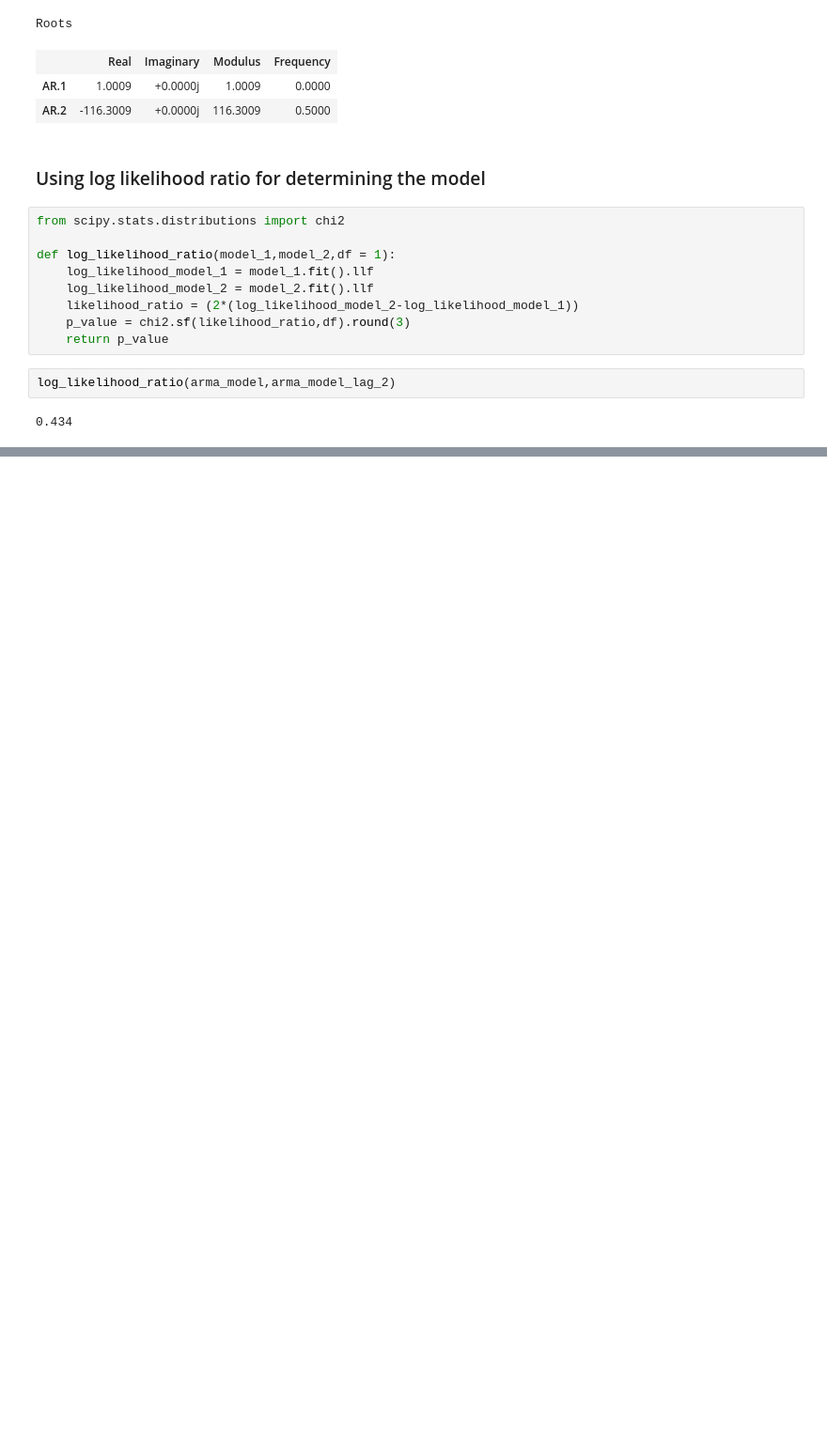
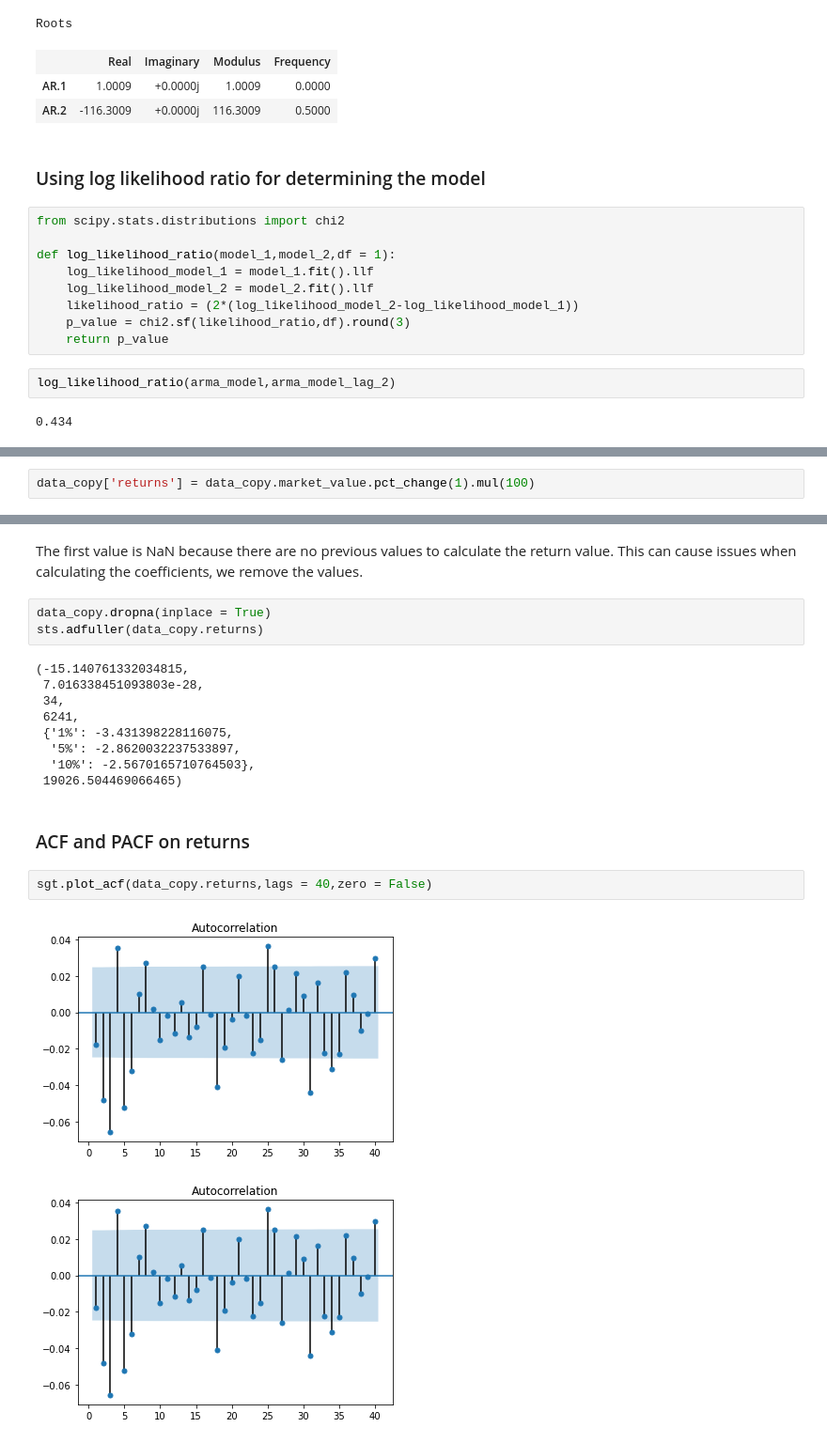
Before and after one commit to sachatur13/DL_Code, a Jupyter notebook: Time Series Analysis/Autoregressive model (AR).ipynb, the cells around one changed output, grey strips where cells are left out. Shown at 94% size. Saved outputs shown, nothing was run; the diff lists cells and outputs as text; blank space fills up the shorter version.

```diff
--- a/Time Series Analysis/Autoregressive model (AR).ipynb
+++ b/Time Series Analysis/Autoregressive model (AR).ipynb
@@ -110,0 +162,2 @@ log_likelihood_ratio(arma_model,arma_model_lag_2)
+# %%
+data_copy['returns'] = data_copy.market_value.pct_change(1).mul(100)
@@ -110,0 +180,21 @@ log_likelihood_ratio(arma_model,arma_model_lag_2)
+# %% [markdown]
+The first value is NaN because there are no previous values to calculate the return value. This can cause issues when calculating the coefficients, we remove the values.
+# %%
+data_copy.dropna(inplace = True)
+sts.adfuller(data_copy.returns)
+# %% [output]
+(-15.140761332034815,
+ 7.016338451093803e-28,
+ 34,
+ 6241,
+ {'1%': -3.431398228116075,
+  '5%': -2.8620032237533897,
+  '10%': -2.5670165710764503},
+ 19026.504469066465)
+# %% [markdown]
+### ACF and PACF on returns
+# %%
+sgt.plot_acf(data_copy.returns,lags = 40,zero = False)
+# %% [output]
+[figure, added]
+[figure, added]
```
Also changed, not shown: parts of 28 cells of this notebook, 1 other file.
